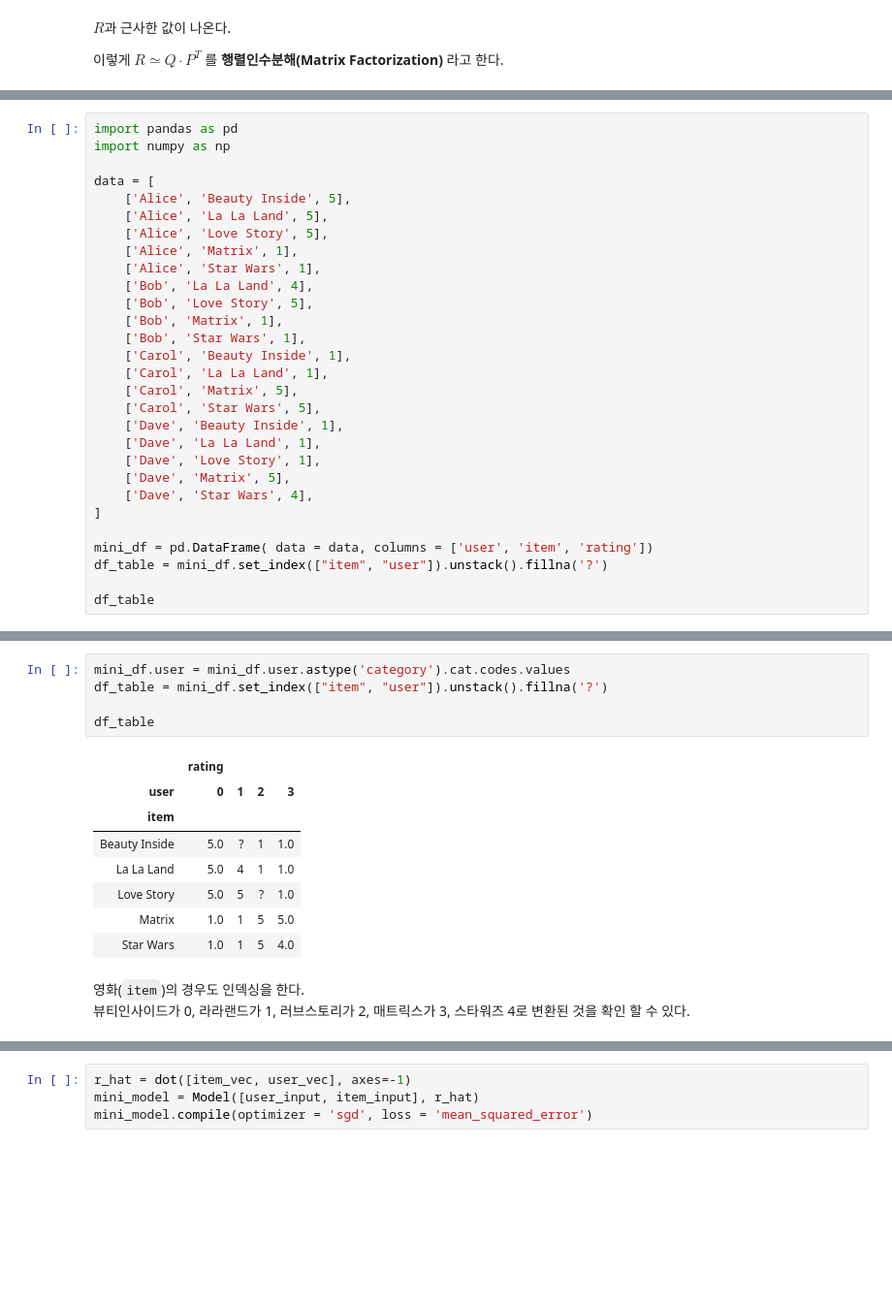
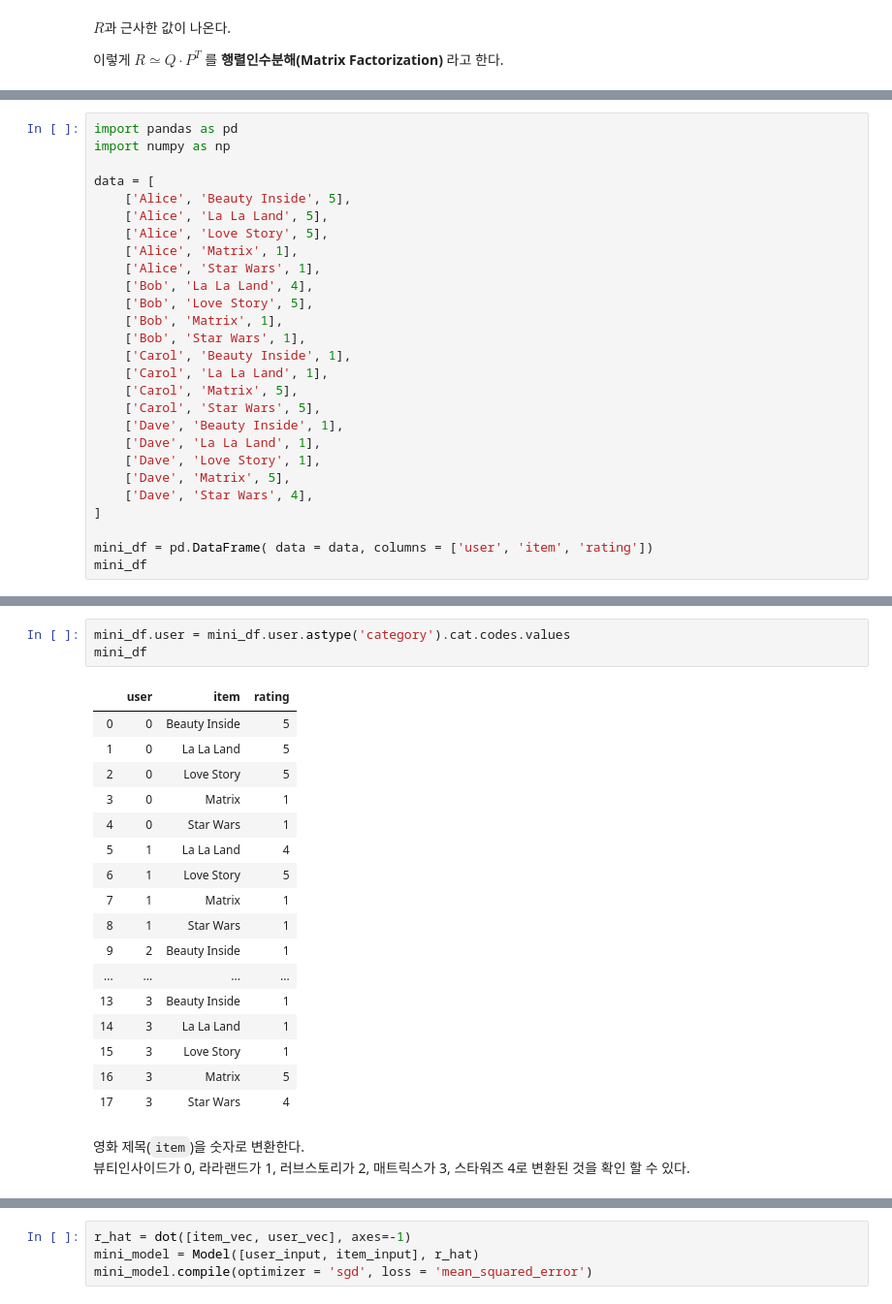
Before and after one commit to skettee/notebooks, a Jupyter notebook: latent_factor_model.ipynb, the cells around one changed output, grey strips where cells are left out. Shown at 97% size. Drawn from its saved outputs; the diff is of its cells as text; blank space fills up the shorter version.

```diff
--- a/latent_factor_model.ipynb
+++ b/latent_factor_model.ipynb
@@ -436,7 +434,5 @@ data = [
 ]
 
 mini_df = pd.DataFrame( data = data, columns = ['user', 'item', 'rating'])
-df_table = mini_df.set_index(["item", "user"]).unstack().fillna('?')
-
-df_table
+mini_df
 # %% [output]
@@ -465,19 +476,26 @@ df_table
 # %%
 mini_df.user = mini_df.user.astype('category').cat.codes.values
-df_table = mini_df.set_index(["item", "user"]).unstack().fillna('?')
-
-df_table
+mini_df
 # %% [output]
-|  | rating |  |  |  |
-| user | 0 | 1 | 2 | 3 |
-| item |  |  |  |  |
-| Beauty Inside | 5.0 | ? | 1 | 1.0 |
-| La La Land | 5.0 | 4 | 1 | 1.0 |
-| Love Story | 5.0 | 5 | ? | 1.0 |
-| Matrix | 1.0 | 1 | 5 | 5.0 |
-| Star Wars | 1.0 | 1 | 5 | 4.0 |
+|  | user | item | rating |
+| 0 | 0 | Beauty Inside | 5 |
+| 1 | 0 | La La Land | 5 |
+| 2 | 0 | Love Story | 5 |
+| 3 | 0 | Matrix | 1 |
+| 4 | 0 | Star Wars | 1 |
+| 5 | 1 | La La Land | 4 |
+| 6 | 1 | Love Story | 5 |
+| 7 | 1 | Matrix | 1 |
+| 8 | 1 | Star Wars | 1 |
+| 9 | 2 | Beauty Inside | 1 |
+| ... | ... | ... | ... |
+| 13 | 3 | Beauty Inside | 1 |
+| 14 | 3 | La La Land | 1 |
+| 15 | 3 | Love Story | 1 |
+| 16 | 3 | Matrix | 5 |
+| 17 | 3 | Star Wars | 4 |
 # %% [markdown]
-영화(`item`)의 경우도 인덱싱을 한다.
+영화 제목(`item`)을 숫자로 변환한다.
 뷰티인사이드가 0, 라라랜드가 1, 러브스토리가 2, 매트릭스가 3, 스타워즈 4로 변환된 것을 확인 할 수 있다.
 # %%
 mini_df.item = mini_df.item.astype('category').cat.codes.values
```
Also changed, not shown: parts of 46 cells of this notebook, 4 other files.
